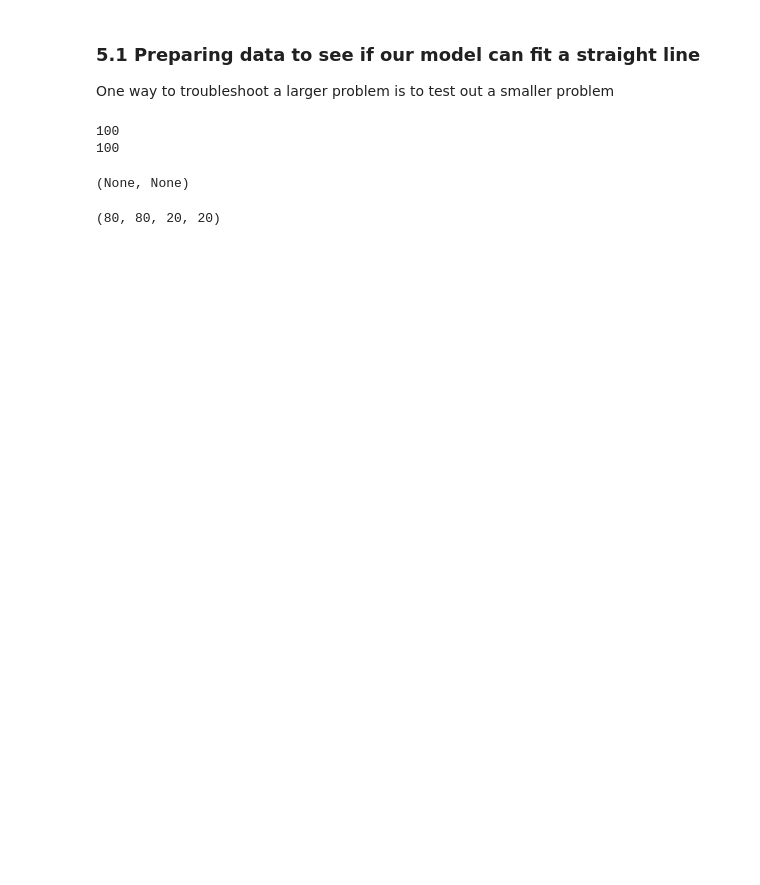
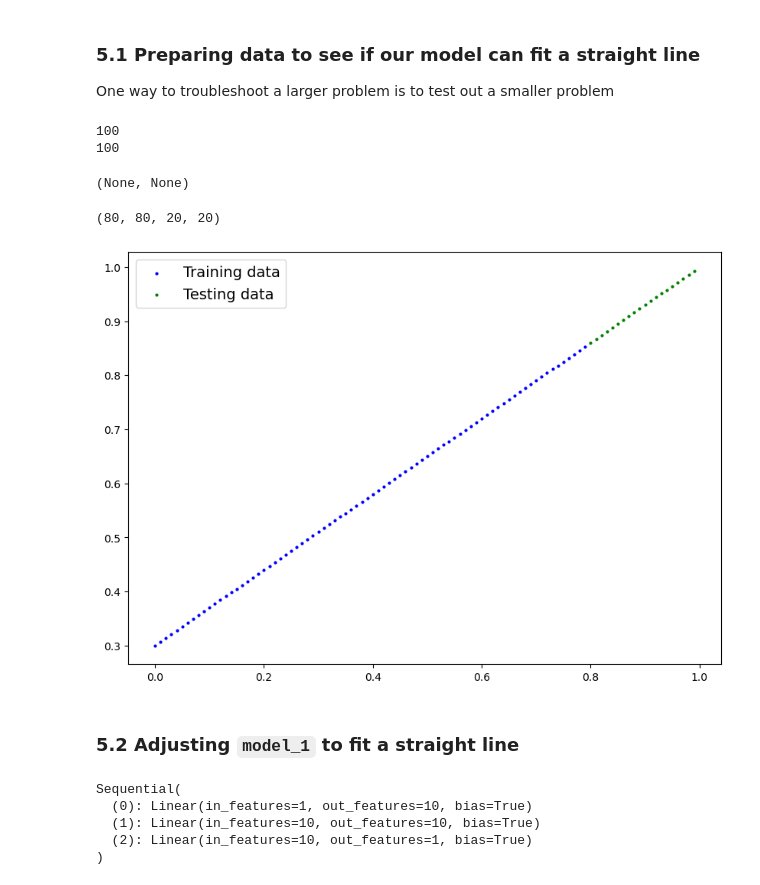
Before and after one commit to BurnTheBunsen/pytorch-deep-learning-test, a Jupyter notebook: NN_Classification_with_PyTorch.ipynb, the cells around one changed output. Drawn from its saved outputs; the diff is of its cells as text; code cells hidden in the pictures; blank space fills up the shorter version.

```diff
--- a/NN_Classification_with_PyTorch.ipynb
+++ b/NN_Classification_with_PyTorch.ipynb
@@ -509,3 +509,29 @@ X_test_regression,  y_test_regression = X_regression[train_split:], y_regression
 len(X_train_regression), len(y_train_regression), len(X_test_regression),  len(y_test_regression)
 # %% [output]
 (80, 80, 20, 20)
+# %%
+plot_predictions(train_data=X_train_regression,
+                 train_labels=y_train_regression,
+                 test_data=X_test_regression,
+                 test_labels=y_test_regression);
+# %% [output]
+[figure, added]
+# %% [markdown]
+### 5.2 Adjusting `model_1` to fit a straight line
+# %%
+# Same architecture as model_1 (but using nn.Sequential())
+model_2 = nn.Sequential(
+    nn.Linear(in_features=1,
+              out_features=10),
+    nn.Linear(in_features=10,
+              out_features=10),
+    nn.Linear(in_features=10,
+              out_features=1)
+).to(device)
+model_2
+# %% [output]
+Sequential(
+  (0): Linear(in_features=1, out_features=10, bias=True)
+  (1): Linear(in_features=10, out_features=10, bias=True)
+  (2): Linear(in_features=10, out_features=1, bias=True)
+)
```
Also changed, not shown: parts of 13 cells of this notebook.
